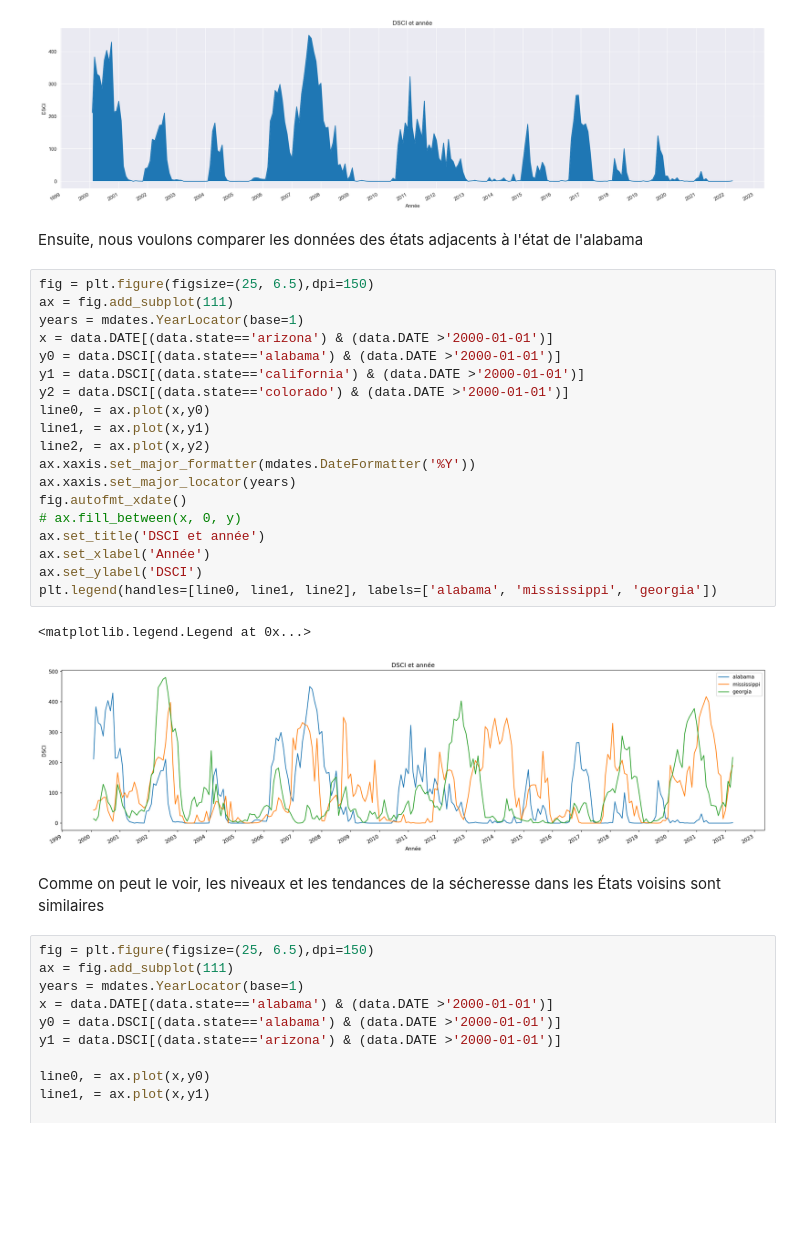
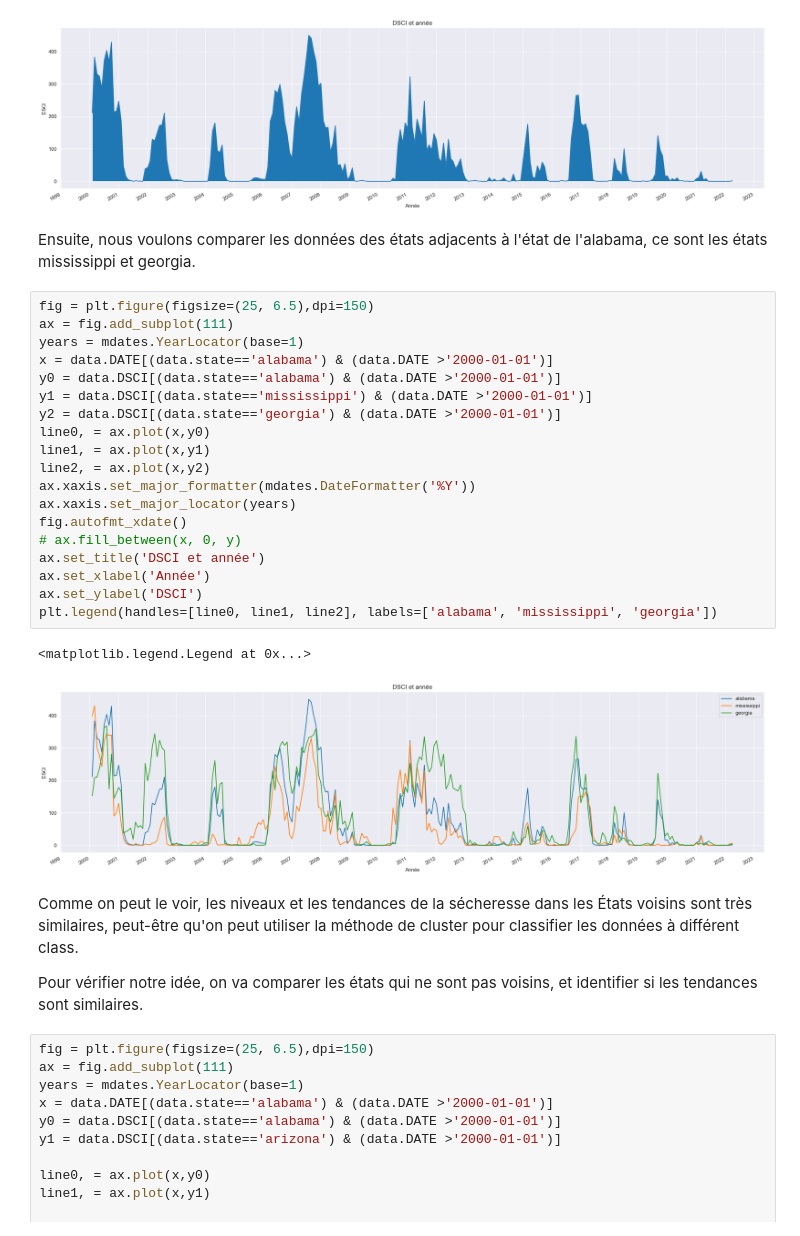
Before and after one commit to Menamot/SY09_Project, a Jupyter notebook: code/main.ipynb, the cells around one changed output. Saved outputs shown, nothing was run; the diff lists cells and outputs as text; blank space fills up the shorter version.

```diff
--- a/code/main.ipynb
+++ b/code/main.ipynb
@@ -128,31 +133,33 @@ ax.set_ylabel('DSCI')
 Text(0, 0.5, 'DSCI')
 [figure]
 # %% [markdown]
-Ensuite, nous voulons comparer les données des états adjacents à l'état de l'alabama
+Ensuite, nous voulons comparer les données des états adjacents à l'état de l'alabama, ce sont les états mississippi et georgia.
 # %%
 fig = plt.figure(figsize=(25, 6.5),dpi=150)
 ax = fig.add_subplot(111)
 years = mdates.YearLocator(base=1)
-x = data.DATE[(data.state=='arizona') & (data.DATE >'2000-01-01')]
+x = data.DATE[(data.state=='alabama') & (data.DATE >'2000-01-01')]
 y0 = data.DSCI[(data.state=='alabama') & (data.DATE >'2000-01-01')]
-y1 = data.DSCI[(data.state=='california') & (data.DATE >'2000-01-01')]
-y2 = data.DSCI[(data.state=='colorado') & (data.DATE >'2000-01-01')]
+y1 = data.DSCI[(data.state=='mississippi') & (data.DATE >'2000-01-01')]
+y2 = data.DSCI[(data.state=='georgia') & (data.DATE >'2000-01-01')]
 line0, = ax.plot(x,y0)
 line1, = ax.plot(x,y1)
 line2, = ax.plot(x,y2)
 ax.xaxis.set_major_formatter(mdates.DateFormatter('%Y'))
 ax.xaxis.set_major_locator(years)
 fig.autofmt_xdate()
 # ax.fill_between(x, 0, y)
 ax.set_title('DSCI et année')
 ax.set_xlabel('Année')
 ax.set_ylabel('DSCI')
 plt.legend(handles=[line0, line1, line2], labels=['alabama', 'mississippi', 'georgia'])
 # %% [output]
 <matplotlib.legend.Legend at 0x...>
-[figure, old version]
+[figure, new version]
 # %% [markdown]
-Comme on peut le voir, les niveaux et les tendances de la sécheresse dans les États voisins sont similaires
+Comme on peut le voir, les niveaux et les tendances de la sécheresse dans les États voisins sont très similaires, peut-être qu'on peut utiliser la méthode de cluster pour classifier les données à différent class.
+
+Pour vérifier notre idée, on va comparer les états qui ne sont pas voisins, et identifier si les tendances sont similaires.
 # %%
 fig = plt.figure(figsize=(25, 6.5),dpi=150)
 ax = fig.add_subplot(111)
```
Also changed, not shown: parts of 5 cells of this notebook, 3 other files.
